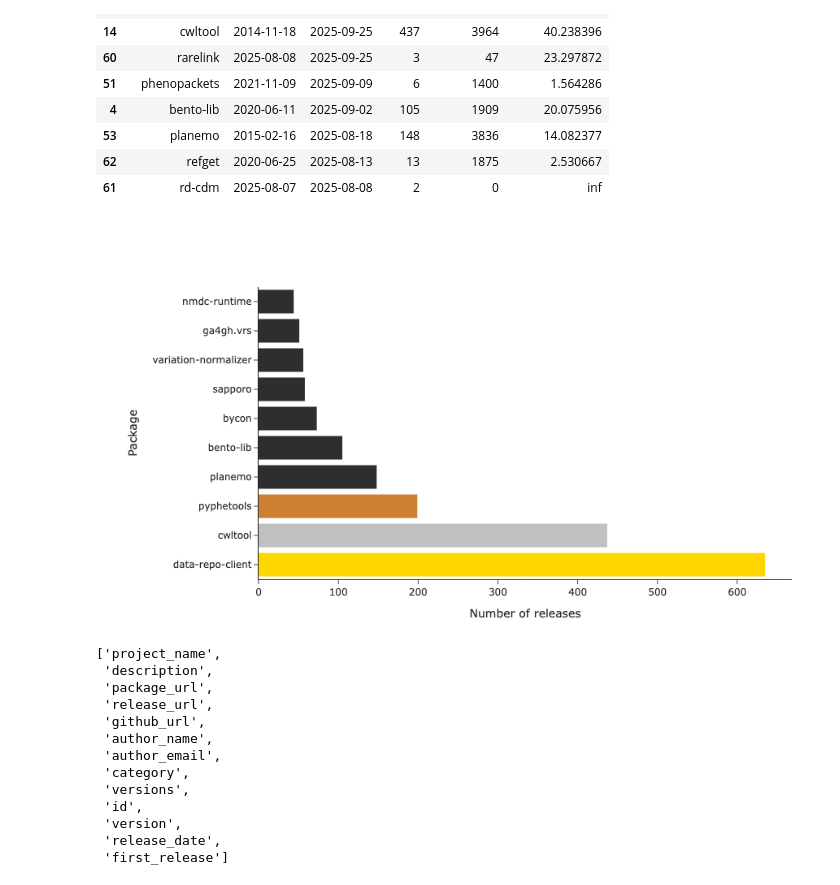
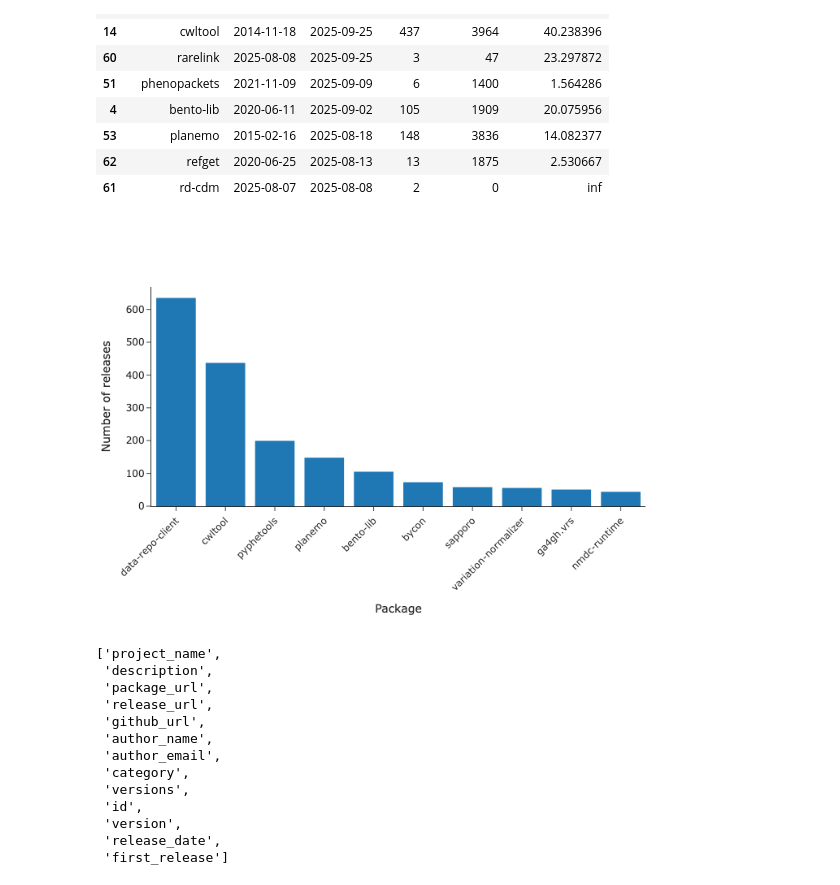
Before and after one commit to ga4gh/analytics-dashboard, a Jupyter notebook: notebooks/Analytics_Dashboard.ipynb, the cells around one changed output. Cells and saved outputs as stored; diff of their text form; code cells hidden in the pictures.

Commit message:
remove podium colours keep pypi category colour

```diff
--- a/notebooks/Analytics_Dashboard.ipynb
+++ b/notebooks/Analytics_Dashboard.ipynb
@@ -701,44 +654,38 @@ pypi_release_range_df.sort_values('last',ascending=False).head(10)
 # %%
 def plot_pypi_versions():
     import plotly.graph_objects as go
 
     df = pypi_release_range_df.sort_values('count', ascending=False).head(10).reset_index(drop=True)
 
-    # podium colors for top 3
-    colors = [
-        "#FFD700" if i == 0 else "#C0C0C0" if i == 1 else "#CD7F32" if i == 2 else "#2e2e2e"
-        for i in range(len(df))
-    ]
-
     customdata = df[["count", "first", "last"]].values
 
     fig = go.Figure(
         go.Bar(
-            x=df["count"],
-            y=df["package"],
-            orientation="h",
-            marker_color=colors,
+            x=df["package"],
+            y=df["count"],
+            #orientation="h",
             customdata=customdata,
             hovertemplate="%{customdata[0]} versions between %{customdata[1]} and %{customdata[2]}<extra></extra>",
             marker_line_width=0,
         )
     )
 
     fig.update_layout(
         barmode="relative",
-        margin=dict(l=200, r=20, t=80, b=40),  # larger left margin for package names
-        xaxis_title="Number of releases",
-        yaxis_title="Package",
+        margin=dict(l=40, r=200, t=80, b=150),
+        xaxis_tickangle=-45,
+        xaxis_title="Package",
+        yaxis_title="Number of releases",
         legend_title_text="",
         height=500,
         template="simple_white",
     )
 
     fig.show()
 
 plot_pypi_versions()
 # %% [output]
-[figure, old version]
+[figure, new version]
 # %%
 list(pypi_df)
 # %% [output]
```
Also changed, not shown: parts of 2 cells of this notebook.
